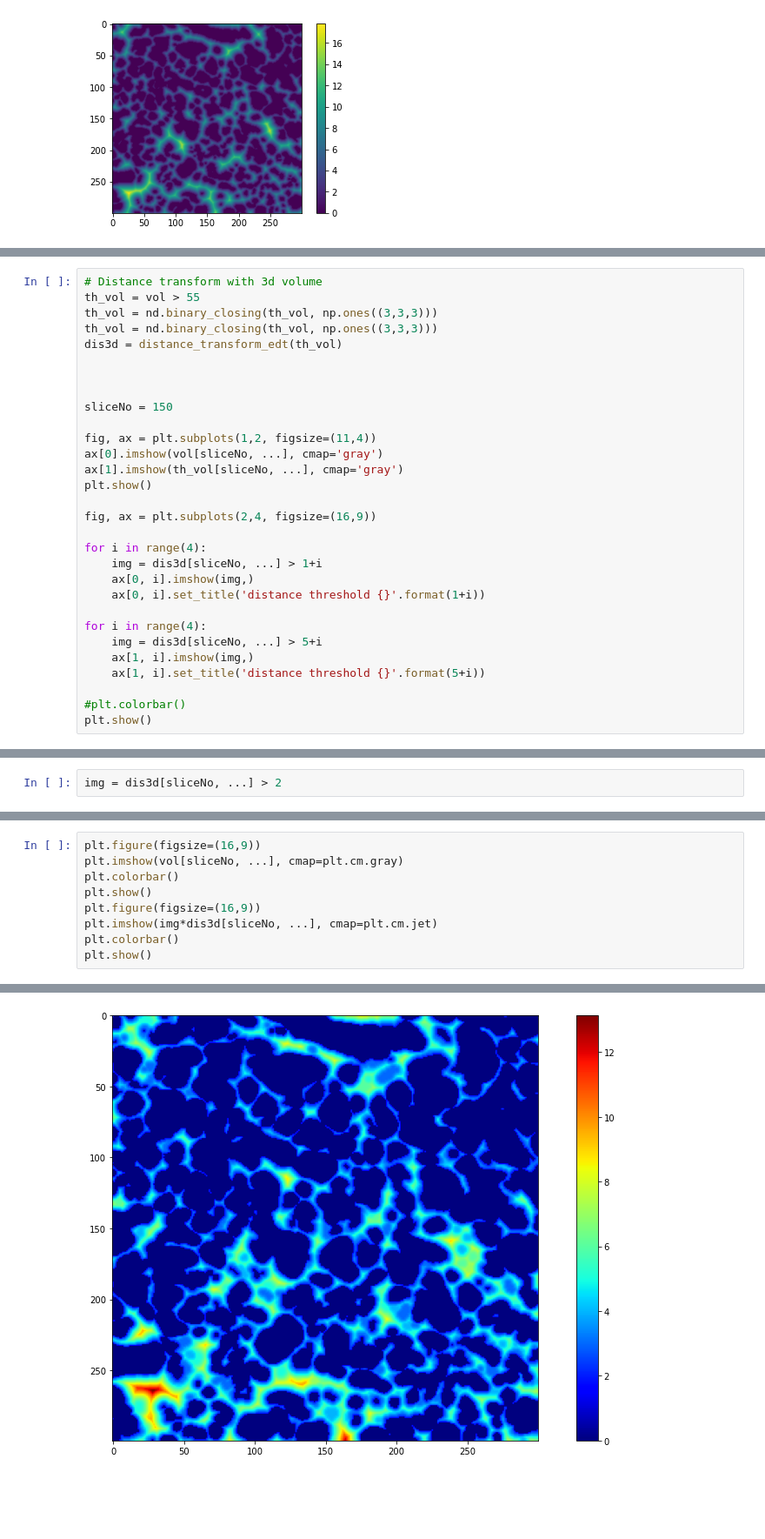
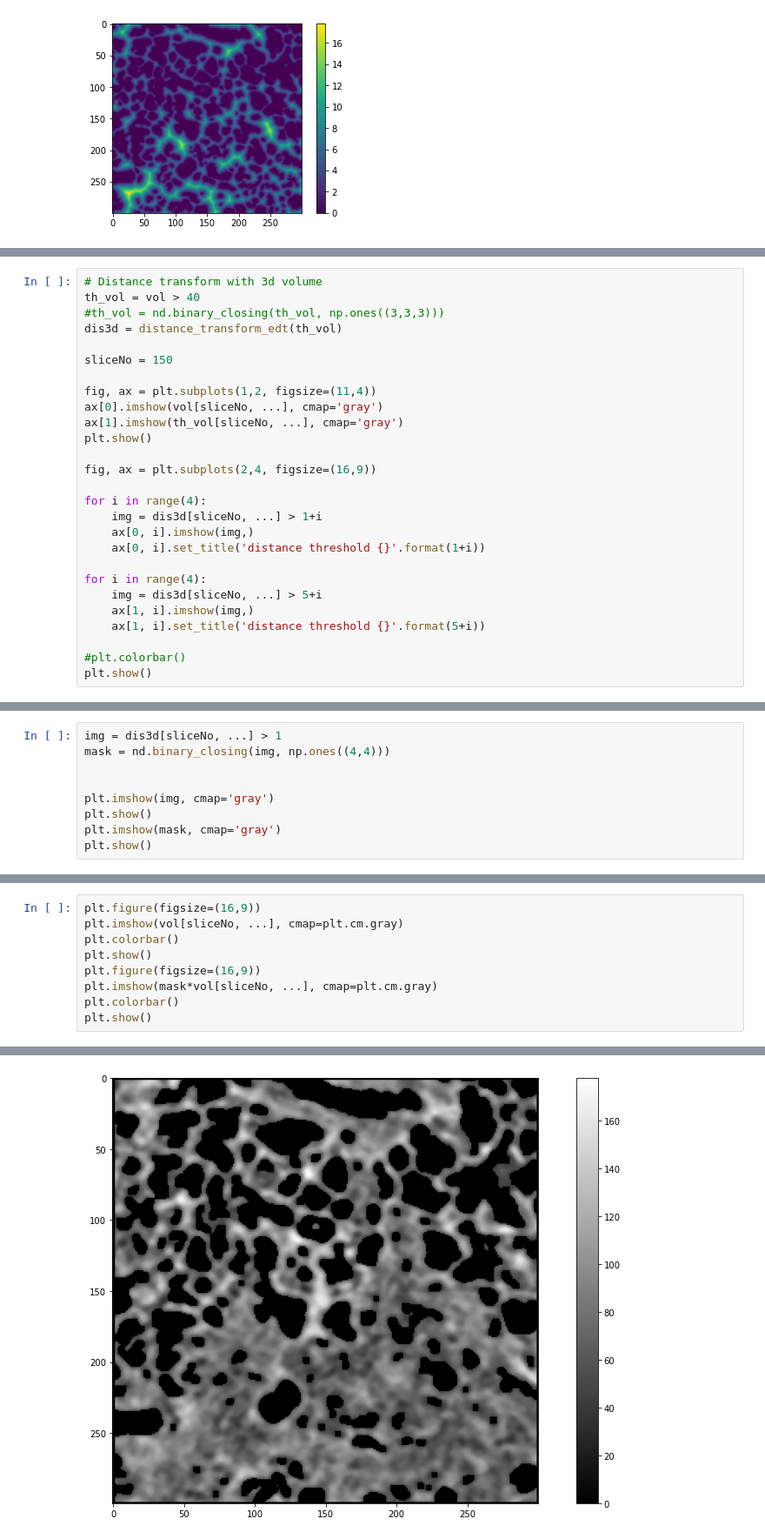
Before and after one commit to mrahmansagar/poreAnalysis, a Jupyter notebook: high_dense_region.ipynb, the cells around one changed output, grey strips where cells are left out. Shown at 87% size. Saved outputs shown, nothing was run; the diff lists cells and outputs as text; blank space fills up the shorter version.

```diff
--- a/high_dense_region.ipynb
+++ b/high_dense_region.ipynb
@@ -89,11 +85,8 @@ plt.show()
 # %%
 # Distance transform with 3d volume
-th_vol = vol > 55
-th_vol = nd.binary_closing(th_vol, np.ones((3,3,3)))
-th_vol = nd.binary_closing(th_vol, np.ones((3,3,3)))
+th_vol = vol > 40
+#th_vol = nd.binary_closing(th_vol, np.ones((3,3,3)))
 dis3d = distance_transform_edt(th_vol)
-
-
 
 sliceNo = 150
 
@@ -122,2 +115,9 @@ plt.show()
 # %%
-img = dis3d[sliceNo, ...] > 2
+img = dis3d[sliceNo, ...] > 1
+mask = nd.binary_closing(img, np.ones((4,4)))
+
+
+plt.imshow(img, cmap='gray')
+plt.show()
+plt.imshow(mask, cmap='gray')
+plt.show()
@@ -130,12 +127,12 @@ plt.show()
 # %%
 plt.figure(figsize=(16,9))
 plt.imshow(vol[sliceNo, ...], cmap=plt.cm.gray)
 plt.colorbar()
 plt.show()
 plt.figure(figsize=(16,9))
-plt.imshow(img*dis3d[sliceNo, ...], cmap=plt.cm.jet)
+plt.imshow(mask*vol[sliceNo, ...], cmap=plt.cm.gray)
 plt.colorbar()
 plt.show()
 # %% [output]
 [figure]
-[figure, old version]
+[figure, new version]
```
Also changed, not shown: parts of 21 cells of this notebook, 7 other files.
